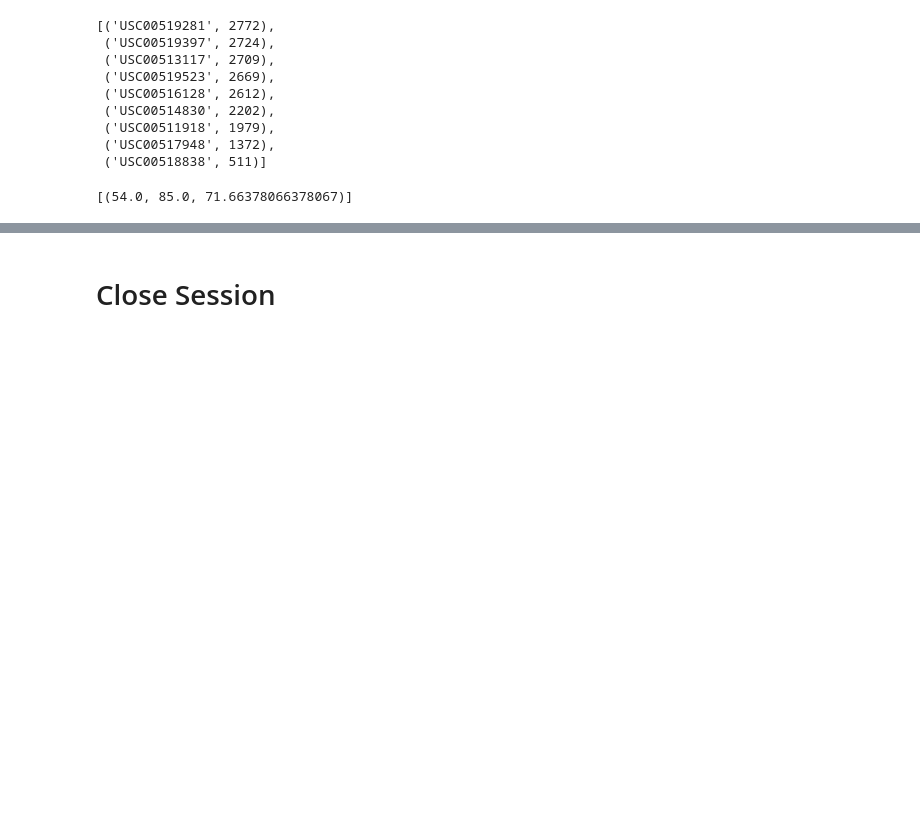
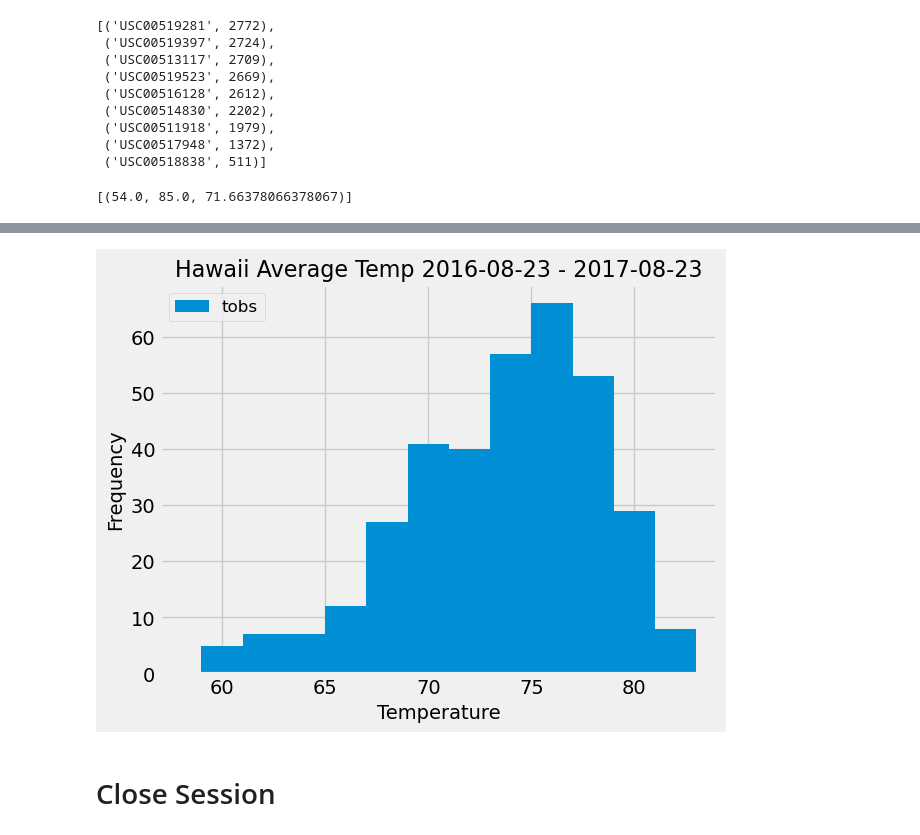
Before and after one commit to lathamlm/sqlalchemy-challenge, a Jupyter notebook: SurfsUp/climate_starter.ipynb, the cells around one changed output, grey strips where cells are left out. Drawn from its saved outputs; the diff is of its cells as text; code cells hidden in the pictures; blank space fills up the shorter version.

```diff
--- a/SurfsUp/climate_starter.ipynb
+++ b/SurfsUp/climate_starter.ipynb
@@ -180,6 +135,11 @@ Text(0, 0.5, 'Inches')
 # %%
 # Design a query to find the most active stations (i.e. which stations have the most rows?)
 # List the stations and their counts in descending order.
+
+#REFERENCED DOCS.SQLALCHEMY.ORG QUERY API func.count
+counts = session.query(Measurement.station, func.count(Measurement.station)).\
+    group_by(Measurement.station).order_by(func.count(Measurement.station).desc()).all()
+counts
 # %% [output]
 [('USC00519281', 2772),
  ('USC00519397', 2724),
@@ -192,5 +152,9 @@ Text(0, 0.5, 'Inches')
  ('USC00518838', 511)]
 # %%
 # Using the most active station id from the previous query, calculate the lowest, highest, and average temperature.
+most_active = counts[0][0]
+most_active_query = session.query(func.min(Measurement.tobs), func.max(Measurement.tobs), func.avg(Measurement.tobs)).\
+    filter(Measurement.station == most_active).all()
+most_active_query
 # %% [output]
 [(54.0, 85.0, 71.66378066378067)]
@@ -203,3 +161,21 @@ Text(0.5, 4.183333333333314, 'Temperature')
+# %%
+# Using the most active station id
+# Query the last 12 months of temperature observation data for this station and plot the results as a histogram
+
+querying = session.query(Measurement.date, Measurement.tobs).\
+    filter(Measurement.date >= clean_date).filter(Measurement.station == most_active).\
+        order_by(Measurement.date).all()
+
+queries = pd.DataFrame(querying)
+queries.plot(kind="hist", bins=12, label="Temperature")
+plt.xlabel("Temperature", fontsize=14)
+plt.ylabel("Frequency", fontsize=14)
+plt.title(f"Hawaii Average Temp {date_range}", fontsize=16)
+plt.legend(loc="upper left", fontsize=12)
+plt.xlim((most_active_query[0][0]+3), (most_active_query[0][1]-1))
+plt.show()
+# %% [output]
+[figure, added]
 # %% [markdown]
 # Close Session
 # %%
```
Also changed, not shown: parts of 16 cells of this notebook.
